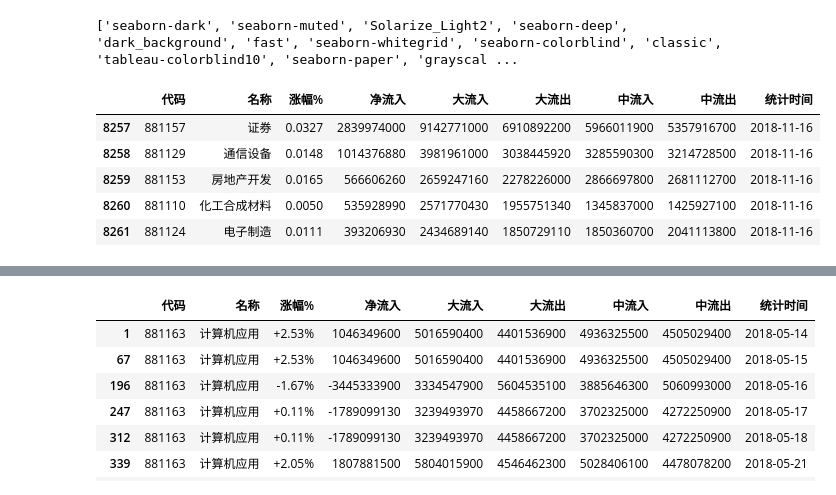
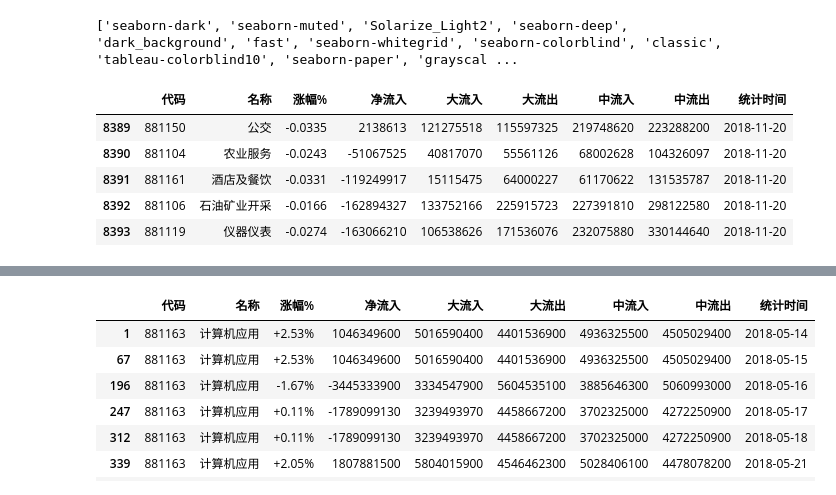
Before and after one commit to sunmd/DataAnlysisDemo, a Jupyter notebook: StockAnlysis.ipynb, the cells around one changed output, grey strips where cells are left out. Saved outputs shown, nothing was run; the diff lists cells and outputs as text; code cells hidden in the pictures.

```diff
--- a/StockAnlysis.ipynb
+++ b/StockAnlysis.ipynb
@@ -212,18 +212,18 @@ def ycz():
 # %%
 file_date = '2018-11'
 
-to_day = '2018-11-16'
+to_day = '2018-11-20'
 
-df = save_one_day( file_date, columns_name, 16)
+df = save_one_day( file_date, columns_name, 20)
 
-df[df['统计时间']=='2018-11-16'].head()
+df[df['统计时间']=='2018-11-20'].head()
 # %% [output]
 |  | 代码 | 名称 | 涨幅% | 净流入 | 大流入 | 大流出 | 中流入 | 中流出 | 统计时间 |
-| 8257 | 881157 | 证券 | 0.0327 | 2839974000 | 9142771000 | 6910892200 | 5966011900 | 5357916700 | 2018-11-16 |
-| 8258 | 881129 | 通信设备 | 0.0148 | 1014376880 | 3981961000 | 3038445920 | 3285590300 | 3214728500 | 2018-11-16 |
-| 8259 | 881153 | 房地产开发 | 0.0165 | 566606260 | 2659247160 | 2278226000 | 2866697800 | 2681112700 | 2018-11-16 |
-| 8260 | 881110 | 化工合成材料 | 0.0050 | 535928990 | 2571770430 | 1955751340 | 1345837000 | 1425927100 | 2018-11-16 |
-| 8261 | 881124 | 电子制造 | 0.0111 | 393206930 | 2434689140 | 1850729110 | 1850360700 | 2041113800 | 2018-11-16 |
+| 8389 | 881150 | 公交 | -0.0335 | 2138613 | 121275518 | 115597325 | 219748620 | 223288200 | 2018-11-20 |
+| 8390 | 881104 | 农业服务 | -0.0243 | -51067525 | 40817070 | 55561126 | 68002628 | 104326097 | 2018-11-20 |
+| 8391 | 881161 | 酒店及餐饮 | -0.0331 | -119249917 | 15115475 | 64000227 | 61170622 | 131535787 | 2018-11-20 |
+| 8392 | 881106 | 石油矿业开采 | -0.0166 | -162894327 | 133752166 | 225915723 | 227391810 | 298122580 | 2018-11-20 |
+| 8393 | 881119 | 仪器仪表 | -0.0274 | -163066210 | 106538626 | 171536076 | 232075880 | 330144640 | 2018-11-20 |
 # %%
 df[df['统计时间']==to_day].sort_values('净流入',ascending=False)\
 .style.use(mystl.export()).format({'涨幅%':"{:+.2%}"})
```
Also changed, not shown: parts of 3 cells of this notebook.
